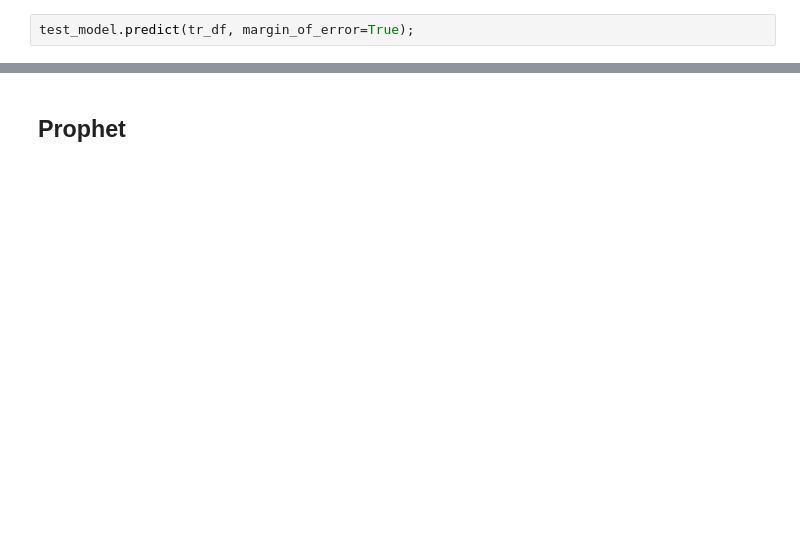
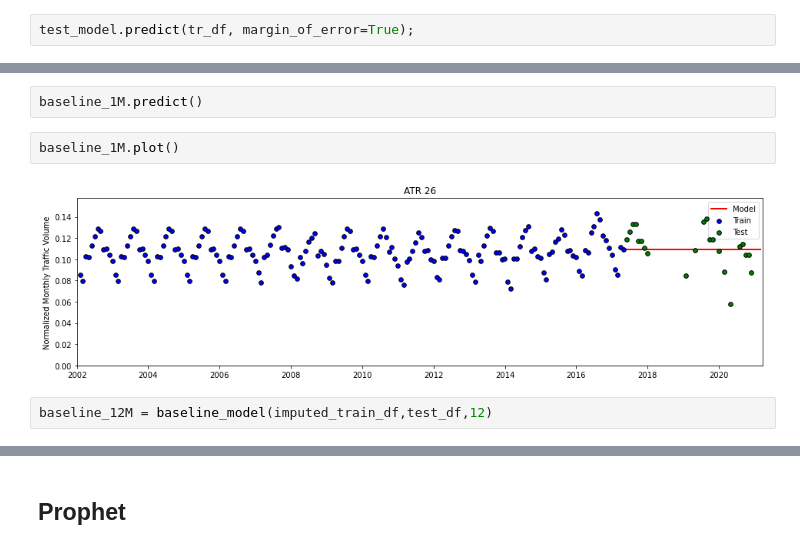
Before and after one commit to nmwodarz/traffic-project, a Jupyter notebook: Capstone 3 - Modeling.ipynb, the cells around one changed output, grey strips where cells are left out. Drawn from its saved outputs; the diff is of its cells as text; blank space fills up the shorter version.

```diff
--- a/Capstone 3 - Modeling.ipynb
+++ b/Capstone 3 - Modeling.ipynb
@@ -728,0 +685,8 @@ test_model.plot(['26','28'], margin_of_error=True, xrange='test', yrange='fit',
+# %%
+baseline_1M.predict()
+# %%
+baseline_1M.plot()
+# %% [output]
+[figure, added]
+# %%
+baseline_12M = baseline_model(imputed_train_df,test_df,12)
```
Also changed, not shown: parts of 27 cells of this notebook.
